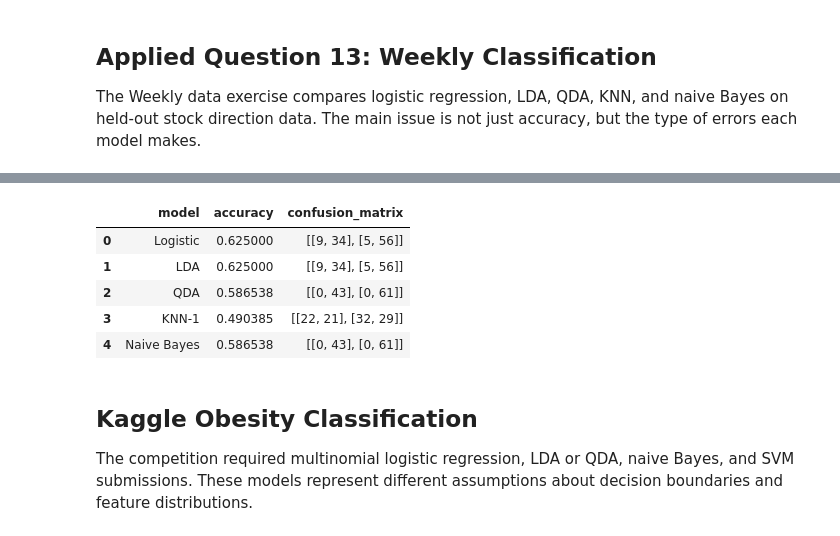
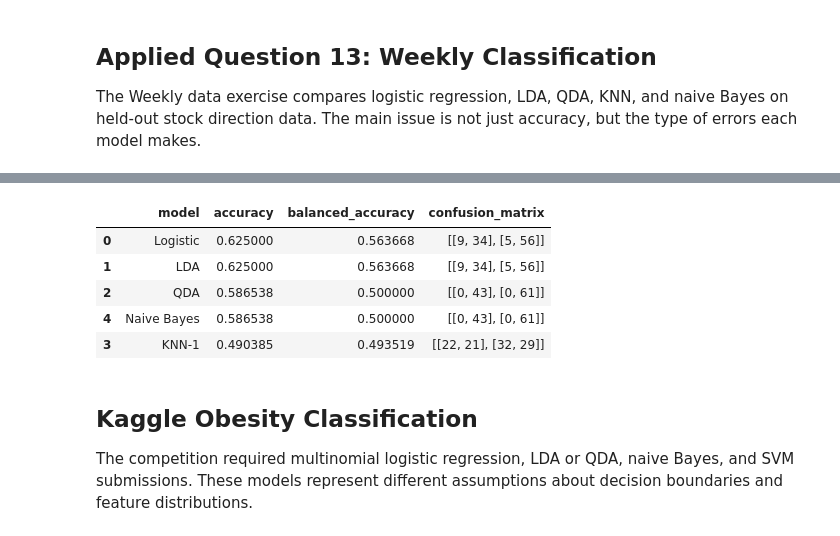
Before and after one commit to maldo81/dds-8555-predictive-analysis, a Jupyter notebook: Week 5/Assignment 5/MaldonadoJDDS8555-5.ipynb, the cells around one changed output, grey strips where cells are left out. Drawn from its saved outputs; the diff is of its cells as text; code cells hidden in the pictures.

```diff
--- a/Week 5/Assignment 5/MaldonadoJDDS8555-5.ipynb
+++ b/Week 5/Assignment 5/MaldonadoJDDS8555-5.ipynb
@@ -35,7 +35,7 @@ The Weekly data exercise compares logistic regression, LDA, QDA, KNN, and naive
 from ISLP import load_data
 from sklearn.discriminant_analysis import LinearDiscriminantAnalysis, QuadraticDiscriminantAnalysis
 from sklearn.linear_model import LogisticRegression
-from sklearn.metrics import accuracy_score, confusion_matrix
+from sklearn.metrics import accuracy_score, balanced_accuracy_score, confusion_matrix
 from sklearn.naive_bayes import GaussianNB
 from sklearn.neighbors import KNeighborsClassifier
 from sklearn.preprocessing import LabelEncoder, StandardScaler
@@ -43,41 +43,46 @@ from sklearn.pipeline import Pipeline
 
 weekly = load_data("Weekly")
 display(weekly.describe())
 train = weekly["Year"] <= 2008
 test = ~train
 X_train = weekly.loc[train, ["Lag2"]]
 X_test = weekly.loc[test, ["Lag2"]]
 y_train = weekly.loc[train, "Direction"]
 y_test = weekly.loc[test, "Direction"]
 models = {
     "Logistic": LogisticRegression(max_iter=1000),
     "LDA": LinearDiscriminantAnalysis(),
     "QDA": QuadraticDiscriminantAnalysis(),
     "KNN-1": Pipeline([("scale", StandardScaler()), ("model", KNeighborsClassifier(n_neighbors=1))]),
     "Naive Bayes": GaussianNB(),
 }
 rows = []
 for name, model in models.items():
     model.fit(X_train, y_train)
     pred = model.predict(X_test)
-    rows.append({"model": name, "accuracy": accuracy_score(y_test, pred), "confusion_matrix": confusion_matrix(y_test, pred).tolist()})
-pd.DataFrame(rows)
+    rows.append({
+        "model": name,
+        "accuracy": accuracy_score(y_test, pred),
+        "balanced_accuracy": balanced_accuracy_score(y_test, pred),
+        "confusion_matrix": confusion_matrix(y_test, pred).tolist(),
+    })
+display(pd.DataFrame(rows).sort_values("accuracy", ascending=False))
 # %% [output]
 |  | Year | Lag1 | Lag2 | Lag3 | Lag4 | Lag5 | Volume | Today |
 | count | 1089.000000 | 1089.000000 | 1089.000000 | 1089.000000 | 1089.000000 | 1089.000000 | 1089.000000 | 1089.000000 |
 | mean | 2000.048669 | 0.150585 | 0.151079 | 0.147205 | 0.145818 | 0.139893 | 1.574618 | 0.149899 |
 | std | 6.033182 | 2.357013 | 2.357254 | 2.360502 | 2.360279 | 2.361285 | 1.686636 | 2.356927 |
 | min | 1990.000000 | -18.195000 | -18.195000 | -18.195000 | -18.195000 | -18.195000 | 0.087465 | -18.195000 |
 | 25% | 1995.000000 | -1.154000 | -1.154000 | -1.158000 | -1.158000 | -1.166000 | 0.332022 | -1.154000 |
 | 50% | 2000.000000 | 0.241000 | 0.241000 | 0.241000 | 0.238000 | 0.234000 | 1.002680 | 0.241000 |
 | 75% | 2005.000000 | 1.405000 | 1.409000 | 1.409000 | 1.409000 | 1.405000 | 2.053727 | 1.405000 |
 | max | 2010.000000 | 12.026000 | 12.026000 | 12.026000 | 12.026000 | 12.026000 | 9.328214 | 12.026000 |
-|  | model | accuracy | confusion_matrix |
-| 0 | Logistic | 0.625000 | [[9, 34], [5, 56]] |
-| 1 | LDA | 0.625000 | [[9, 34], [5, 56]] |
-| 2 | QDA | 0.586538 | [[0, 43], [0, 61]] |
-| 3 | KNN-1 | 0.490385 | [[22, 21], [32, 29]] |
-| 4 | Naive Bayes | 0.586538 | [[0, 43], [0, 61]] |
+|  | model | accuracy | balanced_accuracy | confusion_matrix |
+| 0 | Logistic | 0.625000 | 0.563668 | [[9, 34], [5, 56]] |
+| 1 | LDA | 0.625000 | 0.563668 | [[9, 34], [5, 56]] |
+| 2 | QDA | 0.586538 | 0.500000 | [[0, 43], [0, 61]] |
+| 4 | Naive Bayes | 0.586538 | 0.500000 | [[0, 43], [0, 61]] |
+| 3 | KNN-1 | 0.490385 | 0.493519 | [[22, 21], [32, 29]] |
 # %% [markdown]
 ## Kaggle Obesity Classification
 
```
Also changed, not shown: parts of 5 cells of this notebook, 9 other files.
